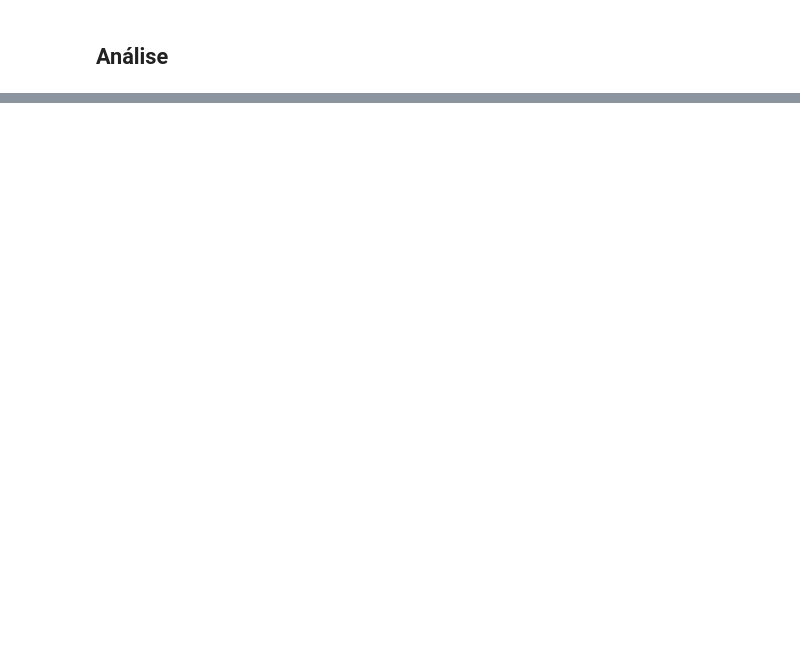
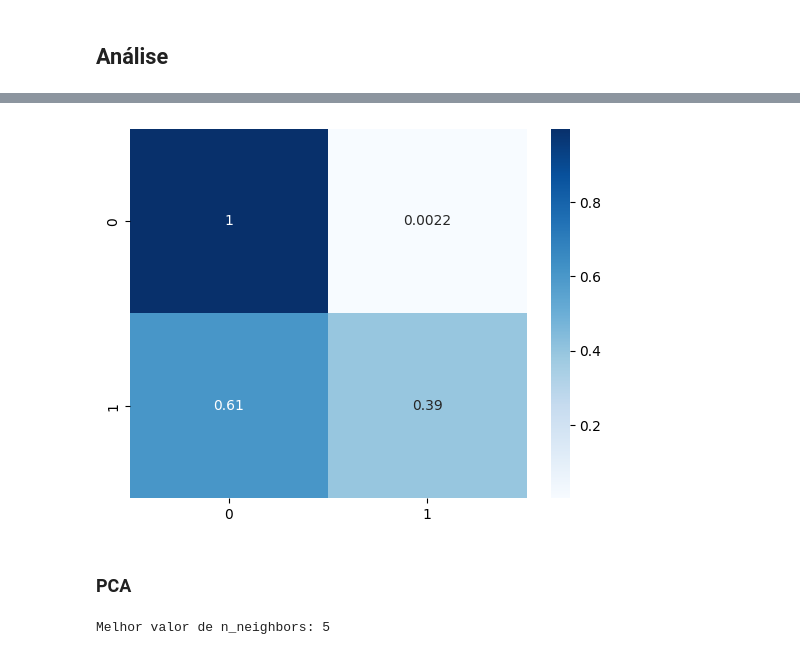
Before and after one commit to joaoloss/social-anxiety-analysis, a Jupyter notebook: src.ipynb, the cells around one changed output, grey strips where cells are left out. Saved outputs shown, nothing was run; the diff lists cells and outputs as text; code cells hidden in the pictures; blank space fills up the shorter version.

```diff
--- a/src.ipynb
+++ b/src.ipynb
@@ -453,0 +593,10 @@ Os gráficos evidenciam que a distinção entre os grupos extremos é significat
+# %%
+train_df_level_2 = pd.read_csv('train_data/train_level_2.csv')
+X_2_train = train_df_level_2.drop('label', axis=1)
+y_2_train = train_df_level_2['label']
+
+test_df_level_2 = pd.read_csv('test_data/test_level_2.csv')
+X_2_test = test_df_level_2.drop('label', axis=1)
+y_2_test = test_df_level_2['label']
+# %%
+params = {'n_neighbors': list(range(1, 42, 2))}
@@ -453,0 +609,3 @@ Os gráficos evidenciam que a distinção entre os grupos extremos é significat
+# %%
+y2_pred = clf2.predict(X_2_test)
+print(classification_report(y_2_test, y2_pred))
@@ -453,0 +621,13 @@ Os gráficos evidenciam que a distinção entre os grupos extremos é significat
+# %%
+sns.heatmap(confusion_matrix(y_2_test, y2_pred, normalize='true'), annot=True, cmap='Blues');
+# %% [output]
+[figure, added]
+# %% [markdown]
+### PCA
+# %%
+pca = PCA(n_components=3)
+X_2_train_2d = pca.fit_transform(X_2_train)
+clf2.fit(X_2_train_2d, y_2_train)
+print(f"Melhor valor de n_neighbors: {clf2.best_params_['n_neighbors']}")
+# %% [output]
+Melhor valor de n_neighbors: 5
```
Also changed, not shown: parts of 64 cells of this notebook, 1 other file.
